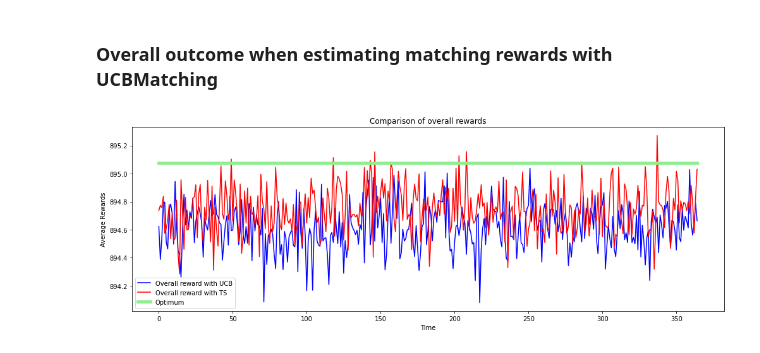
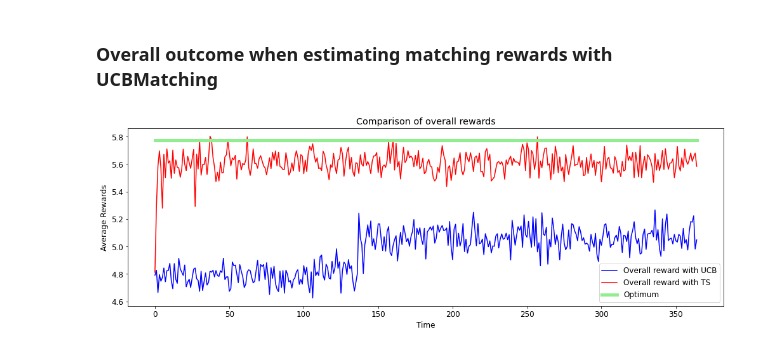
Before and after one commit to BorroHuncho/OLA2023, a Jupyter notebook: Notebooks with output/Step 2 - Learning for Matching.ipynb, the cells around one changed output. Drawn from its saved outputs; the diff is of its cells as text; code cells hidden in the pictures.

Commit message:
Notebooks Demonstrating Outputs

```diff
--- a/Notebooks with output/Step 2 - Learning for Matching.ipynb
+++ b/Notebooks with output/Step 2 - Learning for Matching.ipynb
@@ -122,7 +122,7 @@ class TSMatching(TSLearner):
         self.means = np.zeros(n_arms)
 
     def pull_arm(self):
-        samples = np.random.beta(beta_parameters[:, 0], beta_parameters[:, 1])
+        samples = np.random.beta(self.beta_parameters[:, 0], self.beta_parameters[:, 1])
         row_ind, col_ind = linear_sum_assignment(-samples.reshape(3, 3))
         return row_ind, col_ind
 
@@ -335,16 +332,19 @@ env = Environment(p)
 
 means = []
 for exp in tqdm(range(n_experiments)):
-    experiment_means = []
+    experiment_means = np.zeros((T, 3, 3))  # Initialize a matrix for each experiment
 
     for t in range(T):
         pulled_arms = learner.pull_arm()
         reward = env.round(pulled_arms)
         learner.update(pulled_arms, reward)
         x = learner.expectations()
-        experiment_means.append(np.array(x).reshape(3,3))
+        experiment_means[t] = np.array(x).reshape(3, 3)
 
     means.append(experiment_means)
 
+# Convert the list of lists to a numpy array
 means = np.array(means)
-ts_means = np.mean(means, axis=0)
+
+# Calculate the mean estimates for each time step across all experiments
+ts_means= np.mean(means, axis=(0,))
@@ -441,51 +503,49 @@ std_dev_ts_overall_rew = []
 
 for index in range(T):
 
-    ucb_round_score = clairvoyant(graph_probabilities, customer_assignments, (ucb_means[index],std_dev), n_exp=10, seeds = opt_seeds)
+    ucb_round_score = clairvoyant(graph_probabilities, graph_probabilities, customer_assignments, (ucb_means[index],std_dev), true_reward_parameters, n_exp=50, seeds = opt_seeds)
     avg_ucb_overall_rew.append(ucb_round_score[0])
     std_dev_ucb_overall_rew.append(ucb_round_score[1])
 
 
-    ts_round_score = clairvoyant(graph_probabilities, customer_assignments,(ts_means[index],std_dev), n_exp=10, seeds = opt_seeds)
+    ts_round_score = clairvoyant(graph_probabilities, graph_probabilities, customer_assignments,(ts_means[index],std_dev), true_reward_parameters, n_exp=50, seeds = opt_seeds)
     avg_ts_overall_rew.append(ts_round_score[0])
     std_dev_ts_overall_rew.append(ucb_round_score[1])
 # %%
 optimum_means = []
 optimum_std_dev = []
-clairvoyant_output = clairvoyant(graph_probabilities, customer_assignments, rewards_parameters, 100, seeds=opt_seeds)
+attempts = []
+
+for i in range(100):
+    z = clairvoyant(graph_probabilities, graph_probabilities, customer_assignments, true_reward_parameters, true_reward_parameters, 100, seeds=opt_seeds)
+    attempts.append(z[0])
+
+clairvoyant_output = max(attempts)
 
 for t in range(T):
-    optimum_means.append(clairvoyant_output[0])
-    optimum_std_dev.append(clairvoyant_output[1])
+    optimum_means.append(clairvoyant_output)
 # %%
-opt_seeds = greedy_algorithm(graph_probabilities, 3, 100, 10)
-optimum_means = []
-optimum_std_dev = []
-clairvoyant_output = clairvoyant(graph_probabilities, customer_assignments, rewards_parameters, 100, seeds=opt_seeds)
+x = np.arange(T)
+plt.rcParams.update({'font.size': 12})  # Adjust the font size as needed
 
-for t in range(T):
-    optimum_means.append(clairvoyant_output[0])
-    optimum_std_dev.append(clairvoyant_output[1])
-x = np.arange(T)
+plt.figure(figsize=(14, 5))
 
 
-
-plt.figure(figsize=(14, 5))
 plt.plot(x, avg_ucb_overall_rew, label='Overall reward with UCB', color="blue")
 plt.plot(x, avg_ts_overall_rew, label='Overall reward with TS', color="red")
 plt.plot(x, optimum_means, label='Optimum', color="lightgreen", linewidth=5)
+
+# Add error bars for UCB and TS
 
 plt.xlabel('Time')
 plt.ylabel('Average Rewards')
 plt.title('Comparison of overall rewards')
 plt.legend()
 
-
-
 plt.tight_layout()
 plt.show()
 # %% [output]
-[figure, old version]
+[figure, new version]
 # %%
 x = np.arange(T)
 
```
Also changed, not shown: parts of 8 cells of this notebook, 3 other files.
